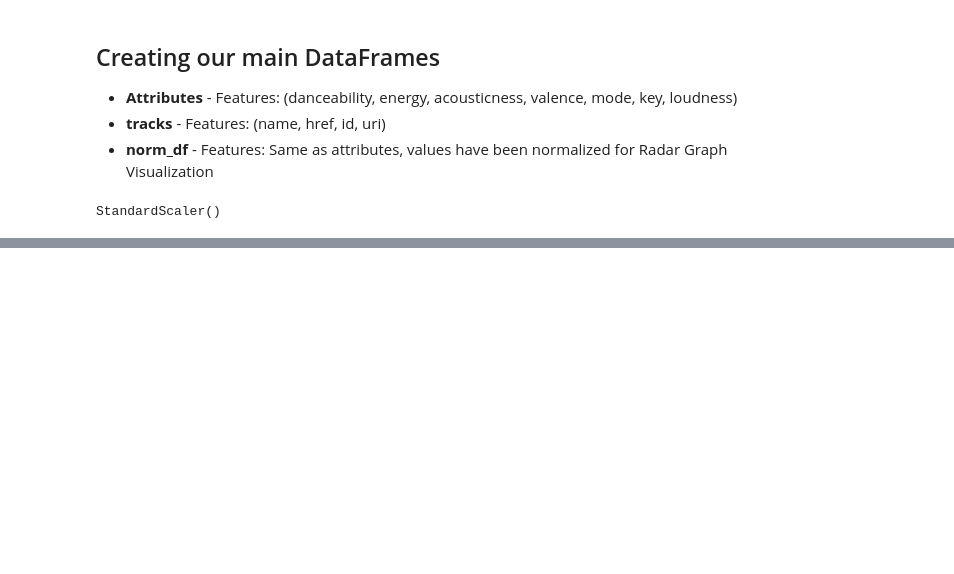
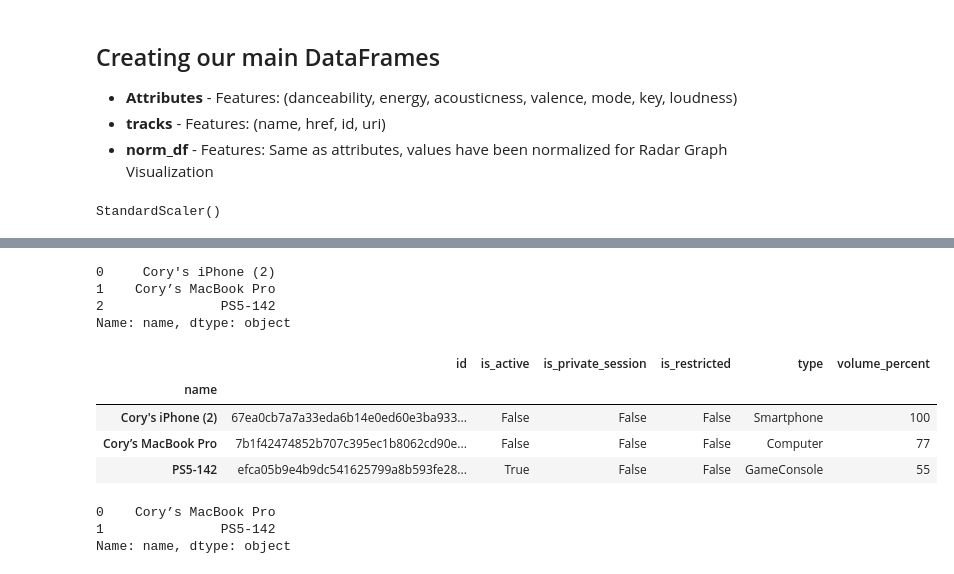
Before and after one commit to RobertJG17/ps-store, a Jupyter notebook: top_tracks_analytics.ipynb, the cells around one changed output, grey strips where cells are left out. Cells and saved outputs as stored; diff of their text form; code cells hidden in the pictures; blank space fills up the shorter version.

```diff
--- a/top_tracks_analytics.ipynb
+++ b/top_tracks_analytics.ipynb
@@ -162,0 +163,2 @@ attributes.sort_values(by="danceability", ascending=False).head()
+# %%
+sp.add_to_queue()
@@ -162,0 +184,25 @@ attributes.sort_values(by="danceability", ascending=False).head()
+# %%
+devices = pd.DataFrame.from_records(sp.devices()["devices"])
+devices["name"] = devices["name"].apply(lambda x: str(x))
+devices["name"]
+# %% [output]
+0     Cory's iPhone (2)
+1    Cory’s MacBook Pro
+2               PS5-142
+Name: name, dtype: object
+# %%
+devices.set_index("name", inplace=True)
+devices
+# %% [output]
+|  | id | is_active | is_private_session | is_restricted | type | volume_percent |
+| name |  |  |  |  |  |  |
+| Cory's iPhone (2) | 67ea0cb7a7a33eda6b14e0ed60e3ba933... | False | False | False | Smartphone | 100 |
+| Cory’s MacBook Pro | 7b1f42474852b707c395ec1b8062cd90e... | False | False | False | Computer | 77 |
+| PS5-142 | efca05b9e4b9dc541625799a8b593fe28... | True | False | False | GameConsole | 55 |
+# %%
+ser = pd.Series(devices.index)
+ser
+# %% [output]
+0    Cory’s MacBook Pro
+1               PS5-142
+Name: name, dtype: object
```
Also changed, not shown: parts of 10 cells of this notebook, 6 other files.
